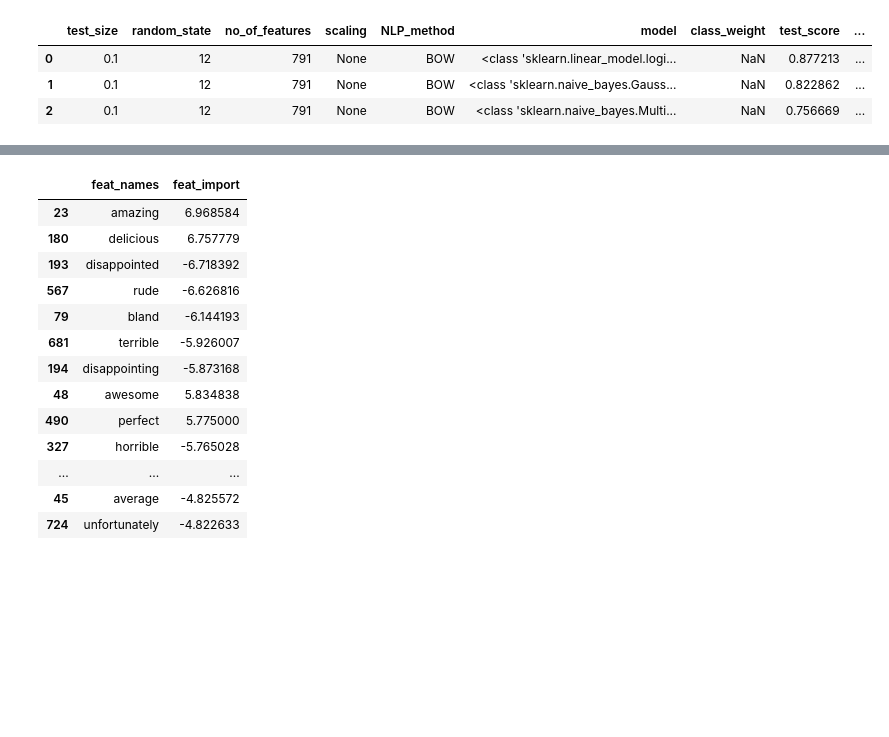
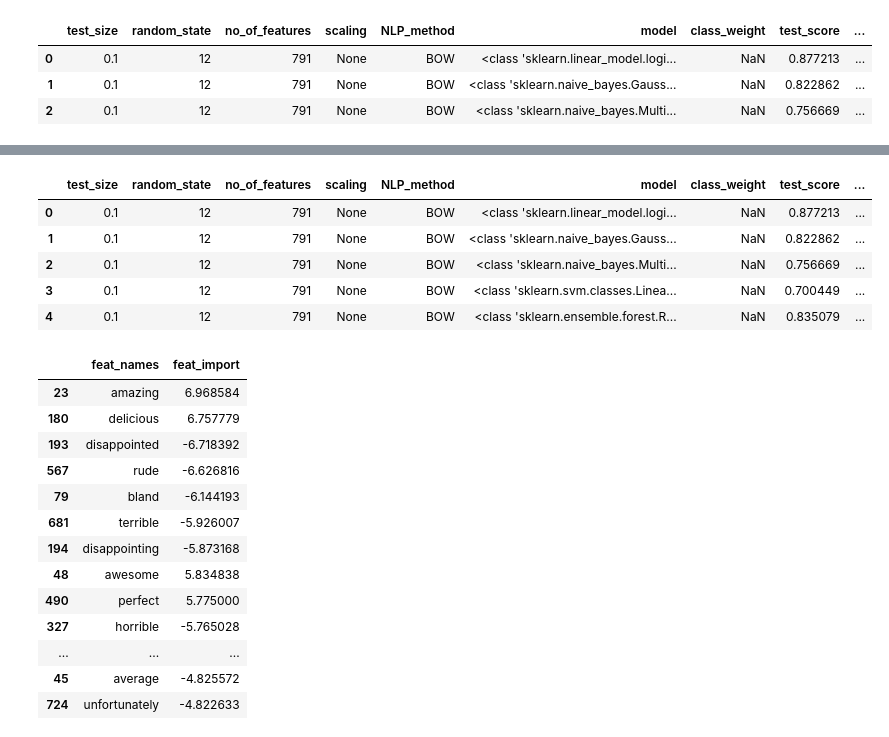
Before and after one commit to gksullan/yelp_review_sentiment_analysis, a Jupyter notebook: sentiment_analysis_bow.ipynb, the cells around one changed output, grey strips where cells are left out. Saved outputs shown, nothing was run; the diff lists cells and outputs as text; code cells hidden in the pictures; blank space fills up the shorter version.

```diff
--- a/sentiment_analysis_bow.ipynb
+++ b/sentiment_analysis_bow.ipynb
@@ -117,0 +119,20 @@ df_hyp.head()
+# %%
+hyper_dict = {'test_size': 0.10,
+              'random_state': 12,
+              'no_of_features': x_train.shape[1],
+              'scaling': None,
+              'NLP_method': 'BOW',
+              'model': RandomForestClassifier,
+              'params': {}
+             }
+clf, hyperparam_table = train_eval(x_train, y_train, x_test, y_test, hyper_dict, hyperparam_table)
+# %%
+df_hyp = pd.DataFrame(hyperparam_table)
+df_hyp.head()
+# %% [output]
+|  | test_size | random_state | no_of_features | scaling | NLP_method | model | class_weight | test_score | ... |
+| 0 | 0.1 | 12 | 791 | None | BOW | <class 'sklearn.linear_model.logi... | NaN | 0.877213 | ... |
+| 1 | 0.1 | 12 | 791 | None | BOW | <class 'sklearn.naive_bayes.Gauss... | NaN | 0.822862 | ... |
+| 2 | 0.1 | 12 | 791 | None | BOW | <class 'sklearn.naive_bayes.Multi... | NaN | 0.756669 | ... |
+| 3 | 0.1 | 12 | 791 | None | BOW | <class 'sklearn.svm.classes.Linea... | NaN | 0.700449 | ... |
+| 4 | 0.1 | 12 | 791 | None | BOW | <class 'sklearn.ensemble.forest.R... | NaN | 0.835079 | ... |
```
Also changed, not shown: parts of 5 cells of this notebook, 2 other files.
